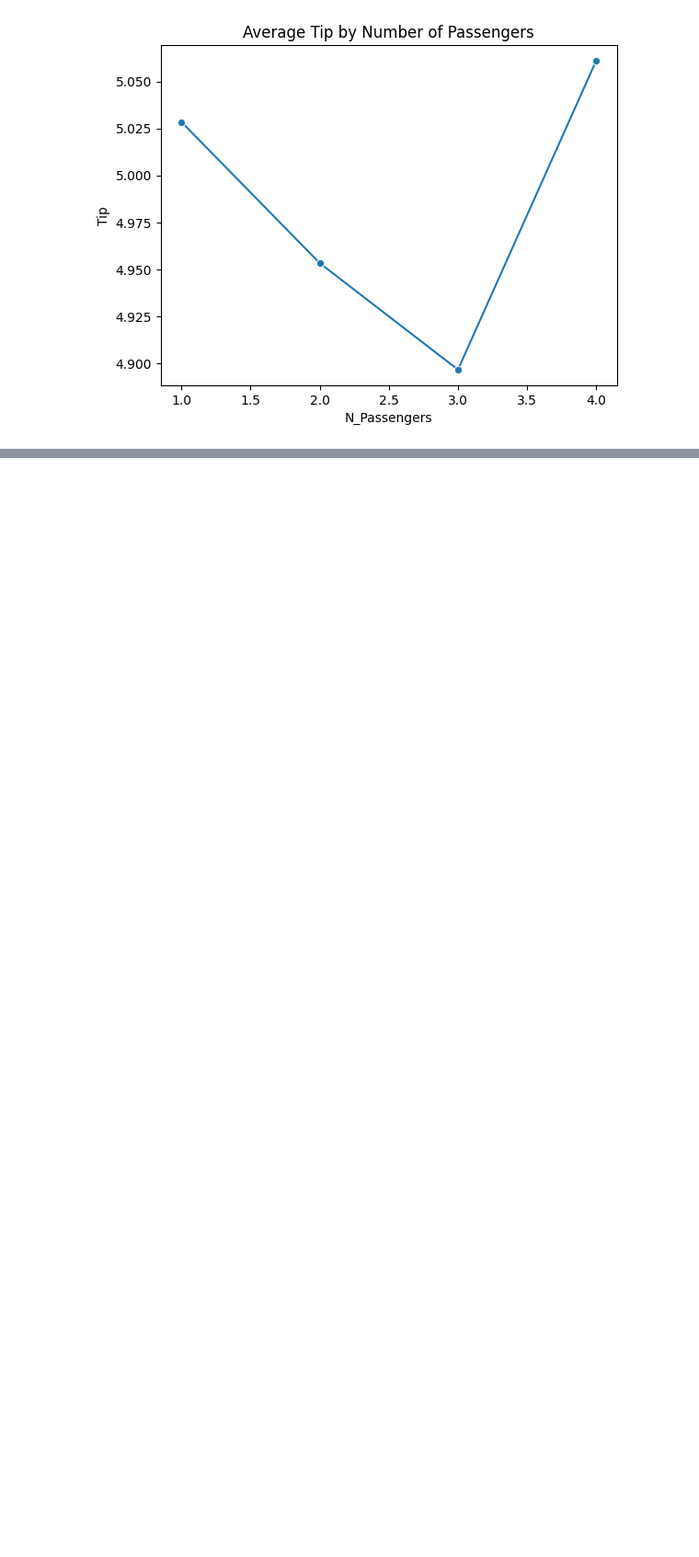
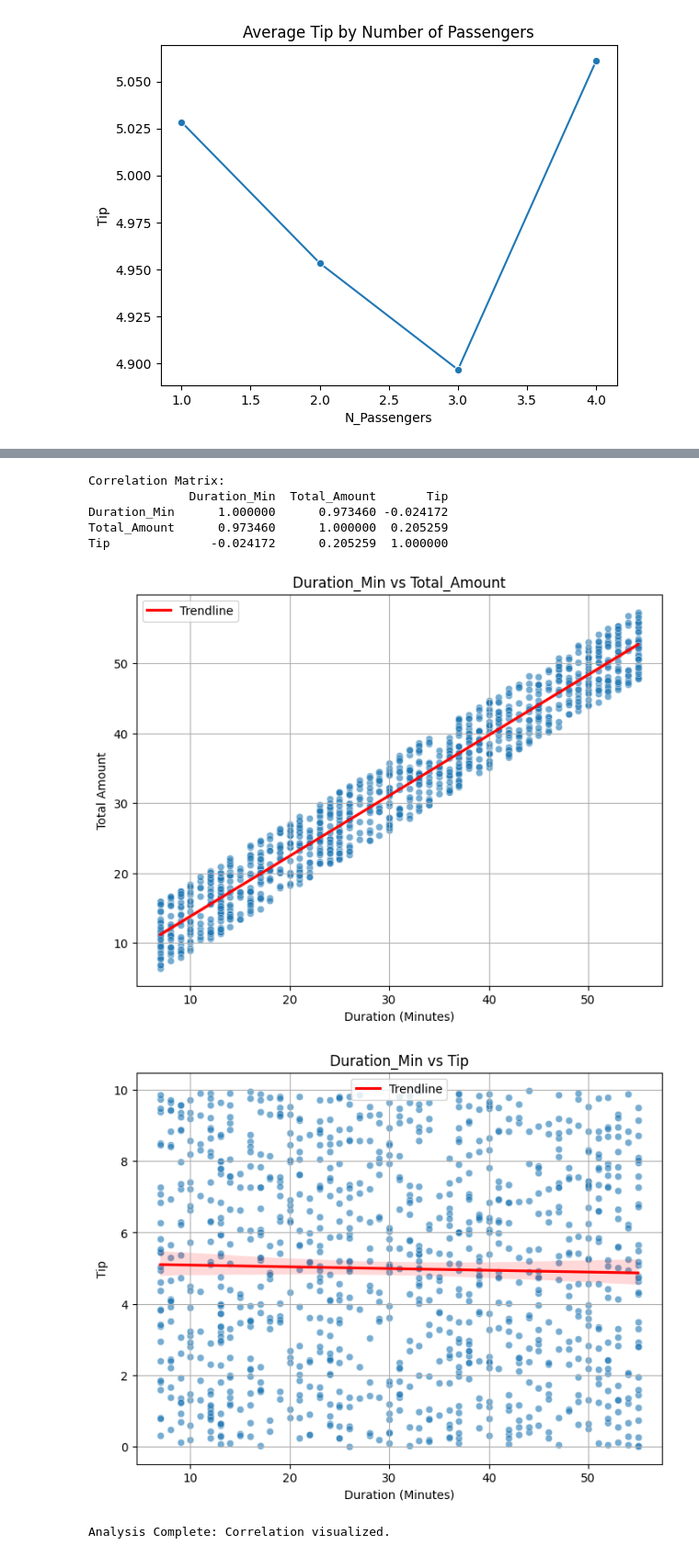
Before and after one commit to KituniDevma/Cab_use_case, a Jupyter notebook: analysis/EDA.ipynb, the cells around one changed output, grey strips where cells are left out. Shown at 92% size. Drawn from its saved outputs; the diff is of its cells as text; code cells hidden in the pictures; blank space fills up the shorter version.

Commit message:
Analysis done

```diff
--- a/analysis/EDA.ipynb
+++ b/analysis/EDA.ipynb
@@ -943,0 +944,55 @@ passenger_analysis = analyze_passenger_impact(df)
+# %%
+import pandas as pd
+import seaborn as sns
+import matplotlib.pyplot as plt
+
+def analyze_duration_correlation(df):
+    """
+    Analyze the correlation between Duration_Min, Total_Amount, and Tip.
+
+    Args:
+        df (pd.DataFrame): DataFrame containing Duration_Min, Total_Amount, and Tip.
+
+    Returns:
+        None: Displays correlation coefficients and scatter plots.
+    """
+    # Calculate Pearson correlation
+    correlations = df[['Duration_Min', 'Total_Amount', 'Tip']].corr()
+    print("Correlation Matrix:")
+    print(correlations)
+
+    # Scatter plot for Duration_Min vs Total_Amount
+    plt.figure(figsize=(8, 6))
+    sns.scatterplot(x='Duration_Min', y='Total_Amount', data=df, alpha=0.6)
+    sns.regplot(x='Duration_Min', y='Total_Amount', data=df, scatter=False, color='red', label='Trendline')
+    plt.title('Duration_Min vs Total_Amount')
+    plt.xlabel('Duration (Minutes)')
+    plt.ylabel('Total Amount')
+    plt.legend()
+    plt.grid()
+    plt.show()
+
+    # Scatter plot for Duration_Min vs Tip
+    plt.figure(figsize=(8, 6))
+    sns.scatterplot(x='Duration_Min', y='Tip', data=df, alpha=0.6)
+    sns.regplot(x='Duration_Min', y='Tip', data=df, scatter=False, color='red', label='Trendline')
+    plt.title('Duration_Min vs Tip')
+    plt.xlabel('Duration (Minutes)')
+    plt.ylabel('Tip')
+    plt.legend()
+    plt.grid()
+    plt.show()
+
+    print("Analysis Complete: Correlation visualized.")
+
+
+analyze_duration_correlation(df)
+# %% [output]
+Correlation Matrix:
+              Duration_Min  Total_Amount       Tip
+Duration_Min      1.000000      0.973460 -0.024172
+Total_Amount      0.973460      1.000000  0.205259
+Tip              -0.024172      0.205259  1.000000
+[figure, added]
+[figure, added]
+Analysis Complete: Correlation visualized.
```
Also changed, not shown: parts of 1 cell of this notebook, 1 other file.
